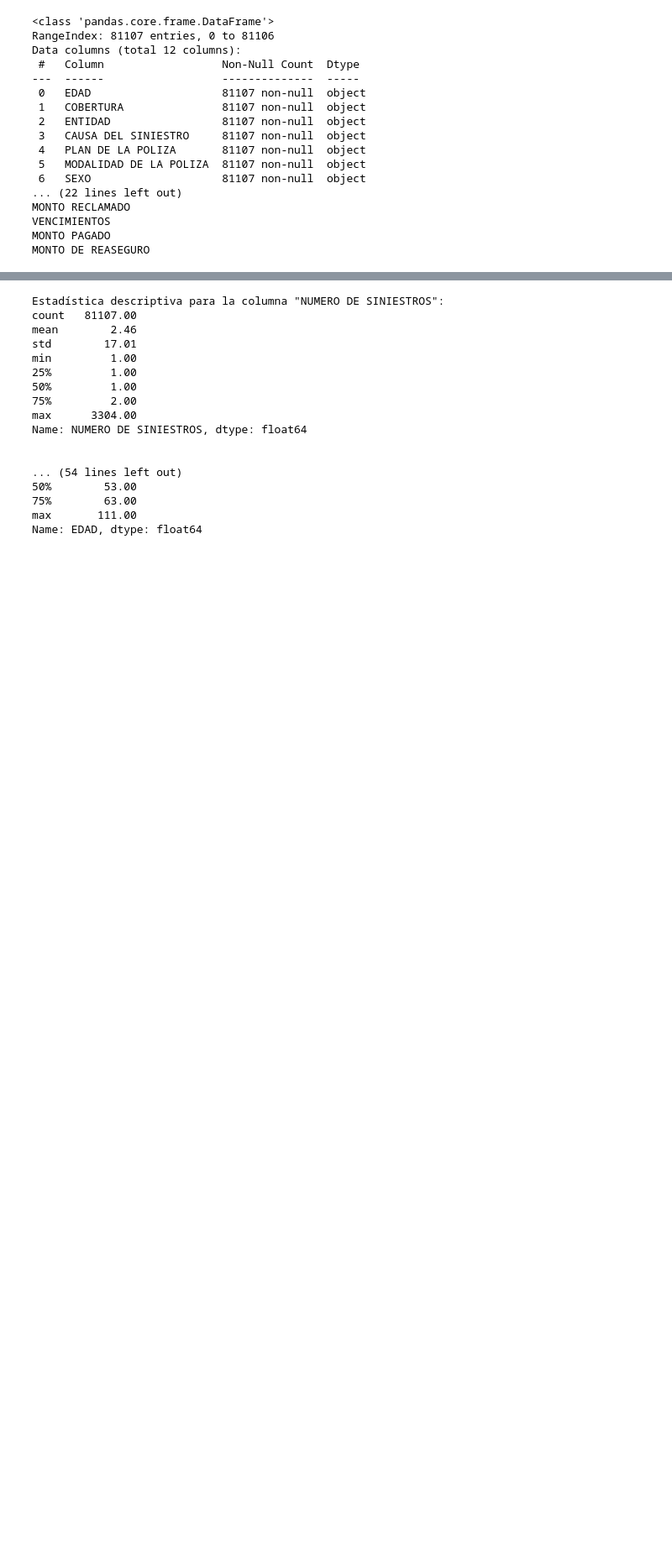
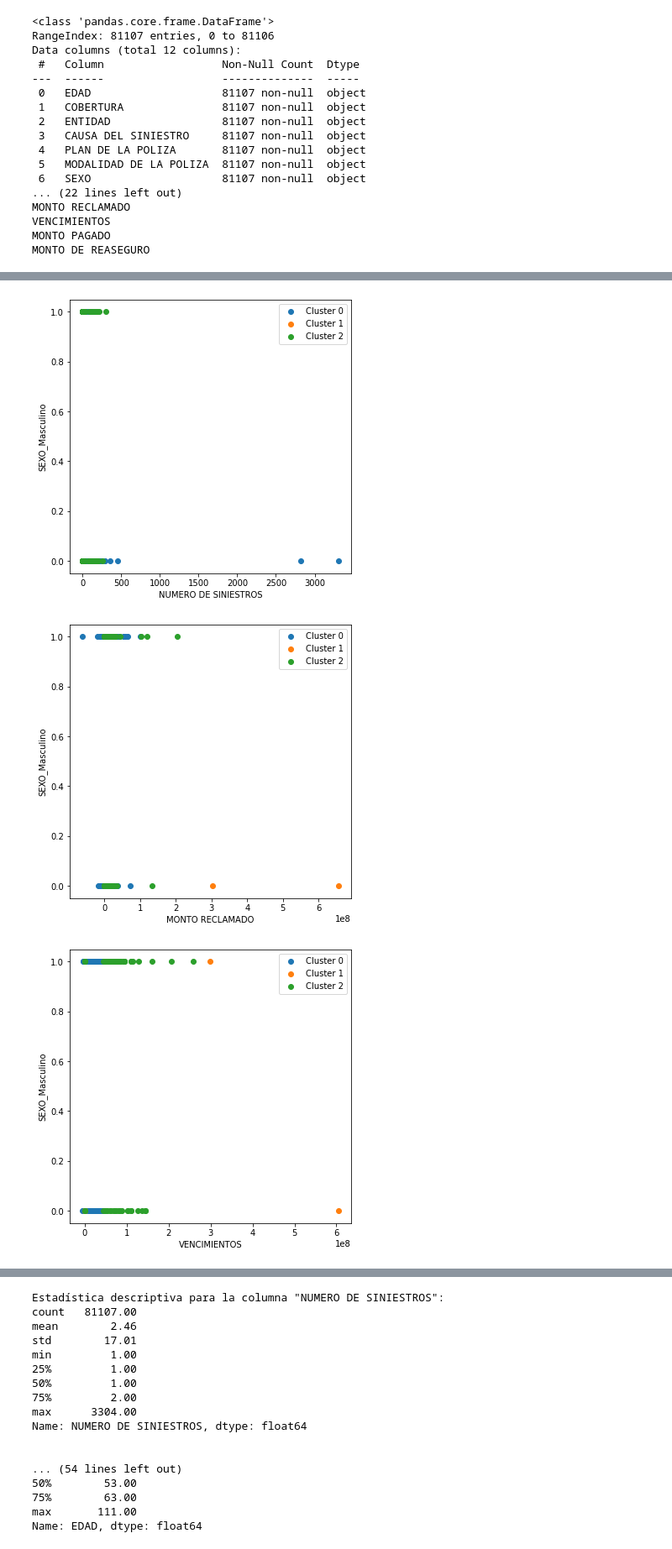
Before and after one commit to Nicocispal/Evidencia_1, a Jupyter notebook: DE_siniestros.ipynb, the cells around one changed output, grey strips where cells are left out. Shown at 84% size. Saved outputs shown, nothing was run; the diff lists cells and outputs as text; code cells hidden in the pictures; blank space fills up the shorter version.

```diff
--- a/DE_siniestros.ipynb
+++ b/DE_siniestros.ipynb
@@ -106 +101,21 @@ max      111.00            NaN               NaN
       dtype='object')
+# %%
+X = df[cols]
+
+kmeans = KMeans(n_clusters=3, random_state=0)
+kmeans.fit(X)
+
+df['cluster'] = kmeans.labels_
+for col in cols:
+    plt.figure(figsize=(6,6))
+    for i in range(3):
+        cluster_data = df[df['cluster'] == i]
+        plt.scatter(cluster_data[col], cluster_data['SEXO_Masculino'], label=f'Cluster {i}')
+    plt.xlabel(col)
+    plt.ylabel('SEXO_Masculino')
+    plt.legend()
+    plt.show()
+# %% [output]
+[figure, added]
+[figure, added]
+[figure, added]
```
Also changed, not shown: parts of 12 cells of this notebook, 5 other files.
